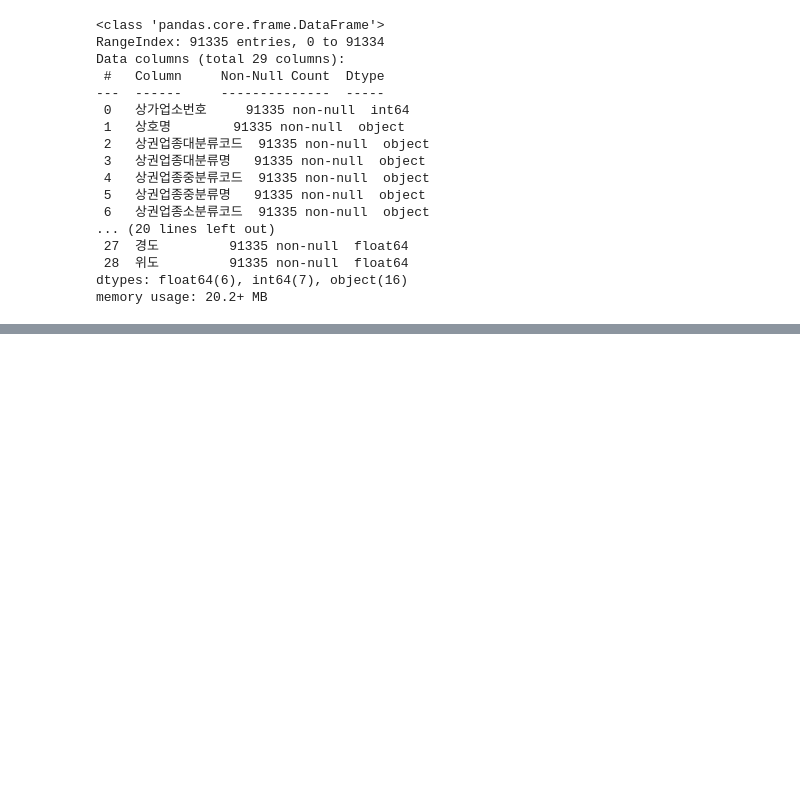
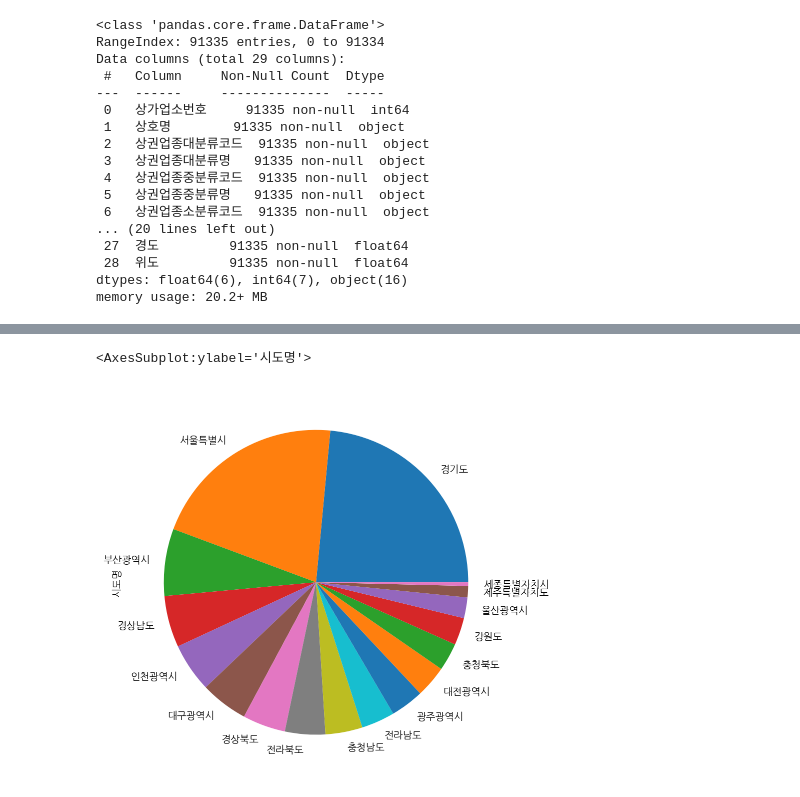
Before and after one commit to mazzingkaizer/EDA, a Jupyter notebook: data_analysis.ipynb, the cells around one changed output, grey strips where cells are left out. Drawn from its saved outputs; the diff is of its cells as text; code cells hidden in the pictures; blank space fills up the shorter version.

```diff
--- a/data_analysis.ipynb
+++ b/data_analysis.ipynb
@@ -220,0 +396,7 @@ memory usage: 20.2+ MB
+# %%
+city_normalize.plot.pie(figsize=(7, 7))
+# 서울시, 경기도의 차이를 확인하기 어렵고 다른 지역들도 마찬가지이므로 막대그래프가 더 보기 편하겠죠?
+# seaborn에서는 pie chart의 모호함 때문에 앞으로도 pie chart를 만들 계획이 없다고 합니다.
+# %% [output]
+<AxesSubplot:ylabel='시도명'>
+[figure, added]
```
Also changed, not shown: parts of 62 cells of this notebook.
